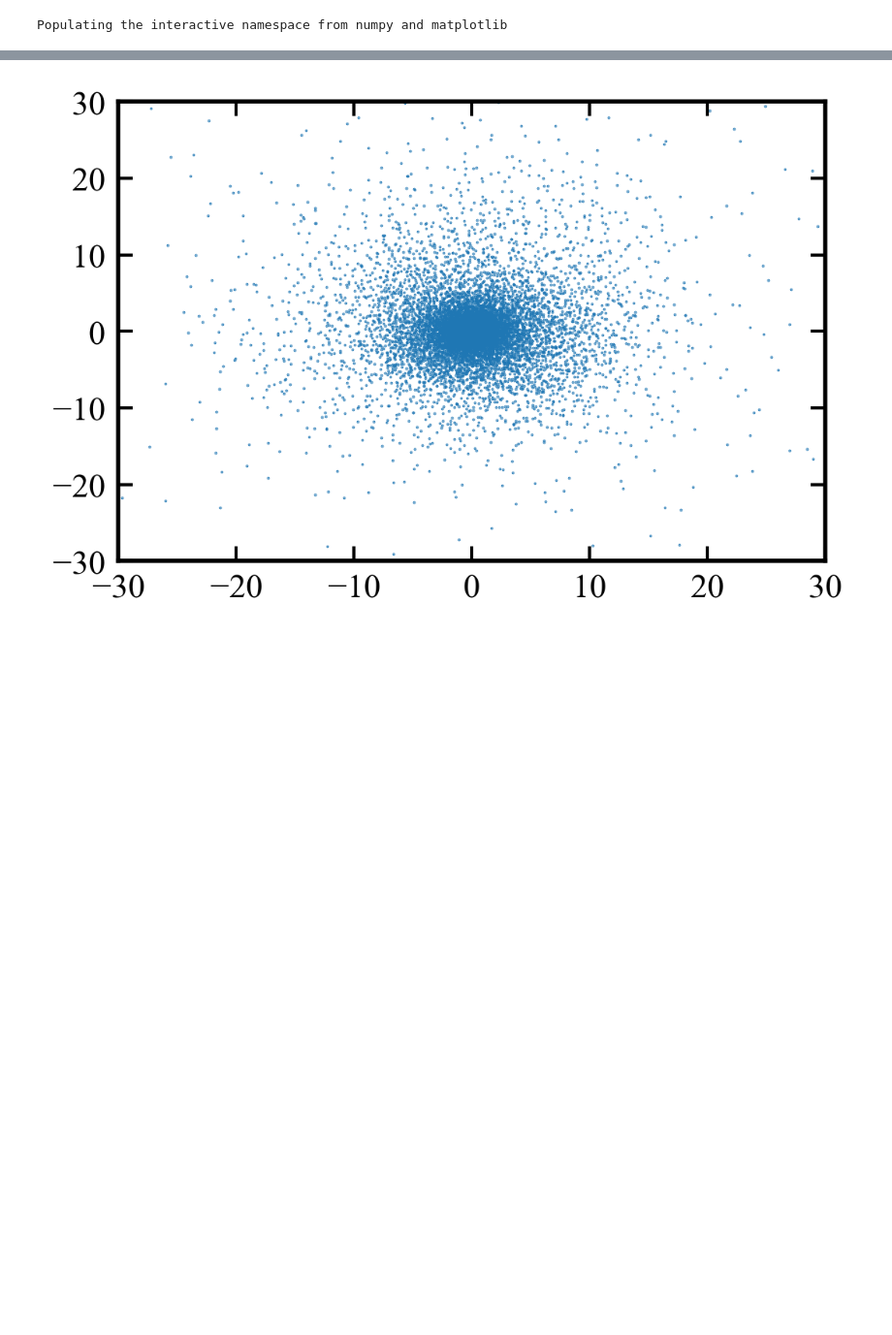
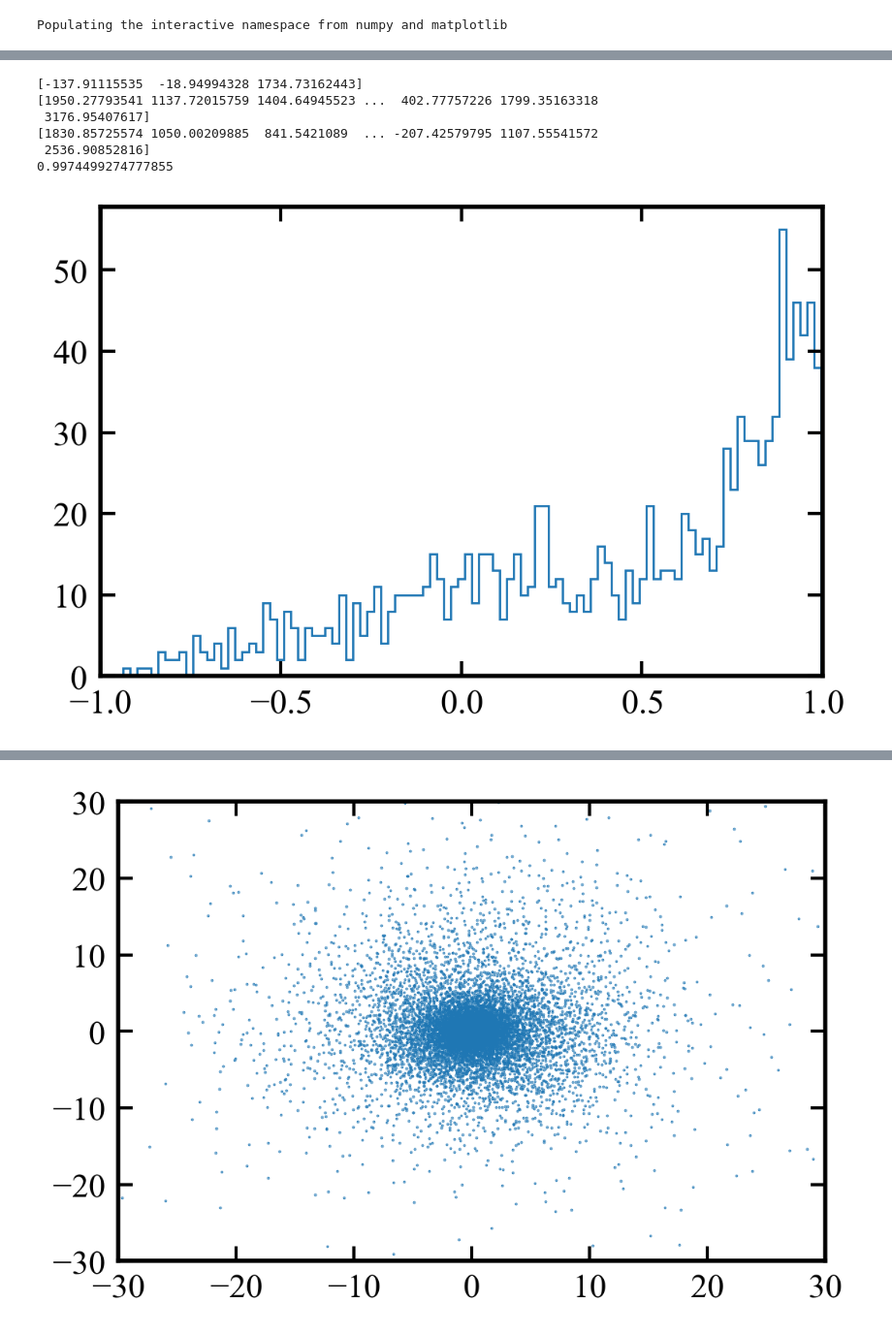
Before and after one commit to AndrewGraus/Stellar_Halo_Project, a Jupyter notebook: J_z_cut.ipynb, the cells around one changed output, grey strips where cells are left out. Shown at 97% size. Drawn from its saved outputs; the diff is of its cells as text; code cells hidden in the pictures; blank space fills up the shorter version.

```diff
--- a/J_z_cut.ipynb
+++ b/J_z_cut.ipynb
@@ -511,0 +450,24 @@ plt.show()
+# %%
+j_c_list = np.array(j_c_list)
+ang_mom_list = np.array(ang_mom_list)
+
+print ang_mom_rotated_gal[2]
+print np.ndarray.flatten(j_c_list)
+
+epsilon = np.divide(ang_mom_list[:,2],np.ndarray.flatten(j_c_list))
+
+print ang_mom_list[:,2]
+
+print np.max(epsilon)
+
+plt.hist(epsilon,bins=100,histtype='step')
+plt.xlim([-1.0,1.0])
+plt.show()
+# %% [output]
+[-137.91115535  -18.94994328 1734.73162443]
+[1950.27793541 1137.72015759 1404.64945523 ...  402.77757226 1799.35163318
+ 3176.95407617]
+[1830.85725574 1050.00209885  841.5421089  ... -207.42579795 1107.55541572
+ 2536.90852816]
+0.9974499274777855
+[figure, added]
```
Also changed, not shown: parts of 31 cells of this notebook.
